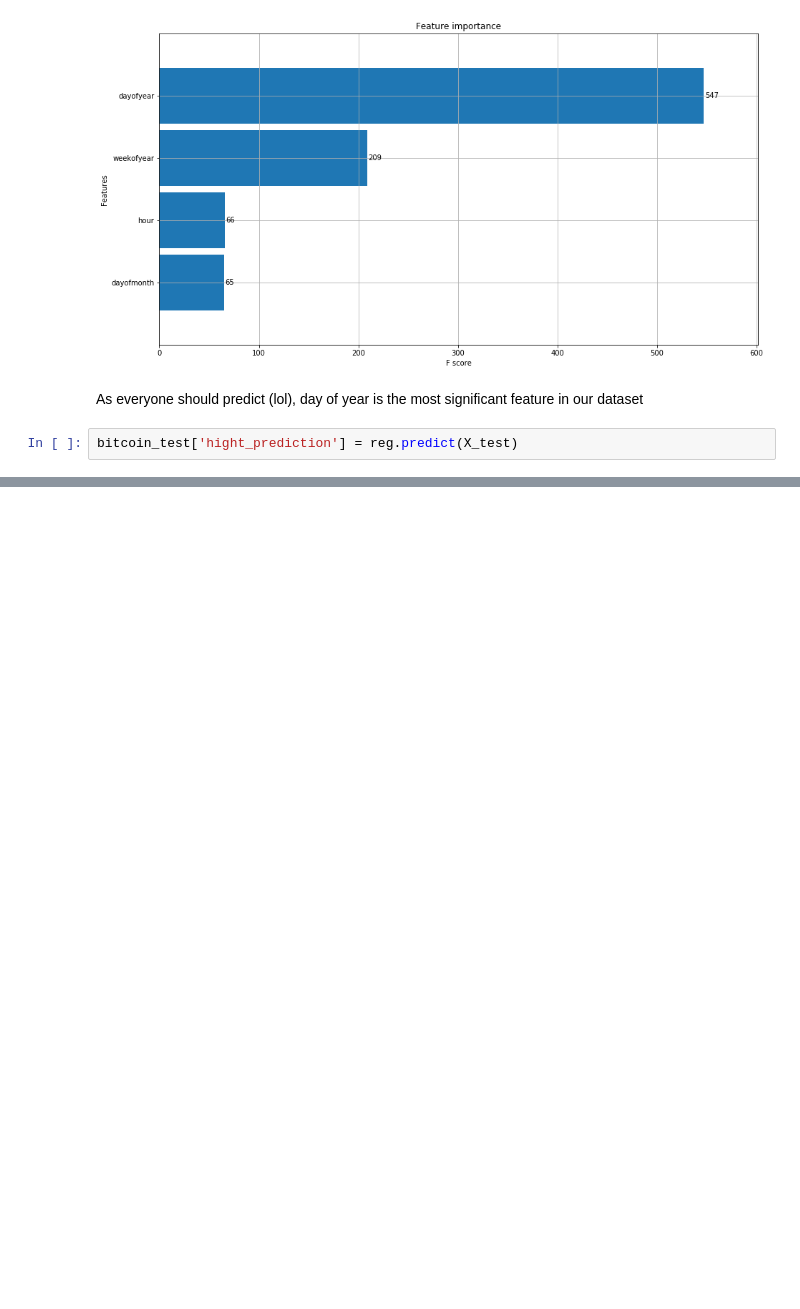
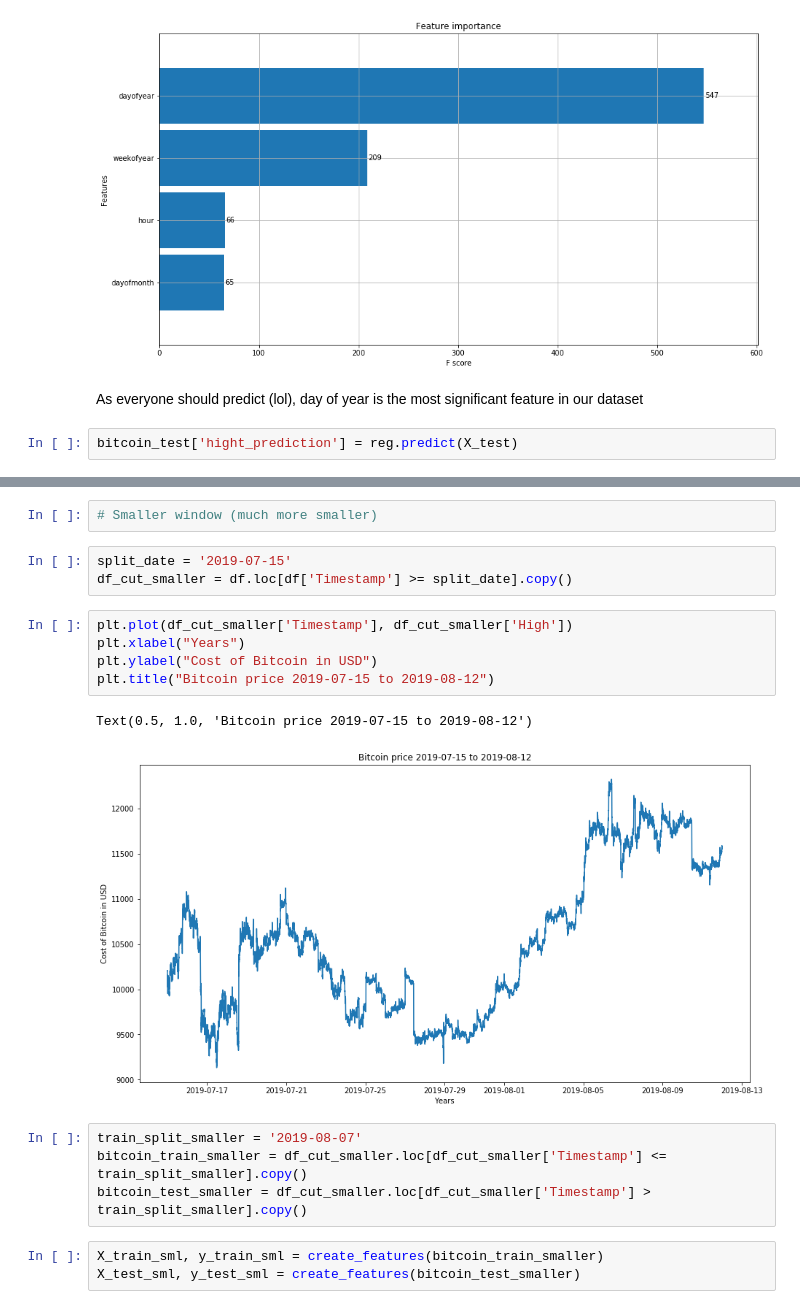
Before and after one commit to mwoss/timeseries-decision-trees, a Jupyter notebook: crypto_forcasting.ipynb, the cells around one changed output, grey strips where cells are left out. Drawn from its saved outputs; the diff is of its cells as text; blank space fills up the shorter version.

```diff
--- a/crypto_forcasting.ipynb
+++ b/crypto_forcasting.ipynb
@@ -170,0 +168,20 @@ plt.plot(bitcoin_test['Timestamp'], bitcoin_test['hight_prediction'])
+# %%
+# Smaller window (much more smaller)
+# %%
+split_date = '2019-07-15'
+df_cut_smaller = df.loc[df['Timestamp'] >= split_date].copy()
+# %%
+plt.plot(df_cut_smaller['Timestamp'], df_cut_smaller['High'])
+plt.xlabel("Years")
+plt.ylabel("Cost of Bitcoin in USD")
+plt.title("Bitcoin price 2019-07-15 to 2019-08-12")
+# %% [output]
+Text(0.5, 1.0, 'Bitcoin price 2019-07-15 to 2019-08-12')
+[figure, added]
+# %%
+train_split_smaller = '2019-08-07'
+bitcoin_train_smaller = df_cut_smaller.loc[df_cut_smaller['Timestamp'] <= train_split_smaller].copy()
+bitcoin_test_smaller = df_cut_smaller.loc[df_cut_smaller['Timestamp'] > train_split_smaller].copy()
+# %%
+X_train_sml, y_train_sml = create_features(bitcoin_train_smaller)
+X_test_sml, y_test_sml = create_features(bitcoin_test_smaller)
```
Also changed, not shown: parts of 13 cells of this notebook, 5 other files.
